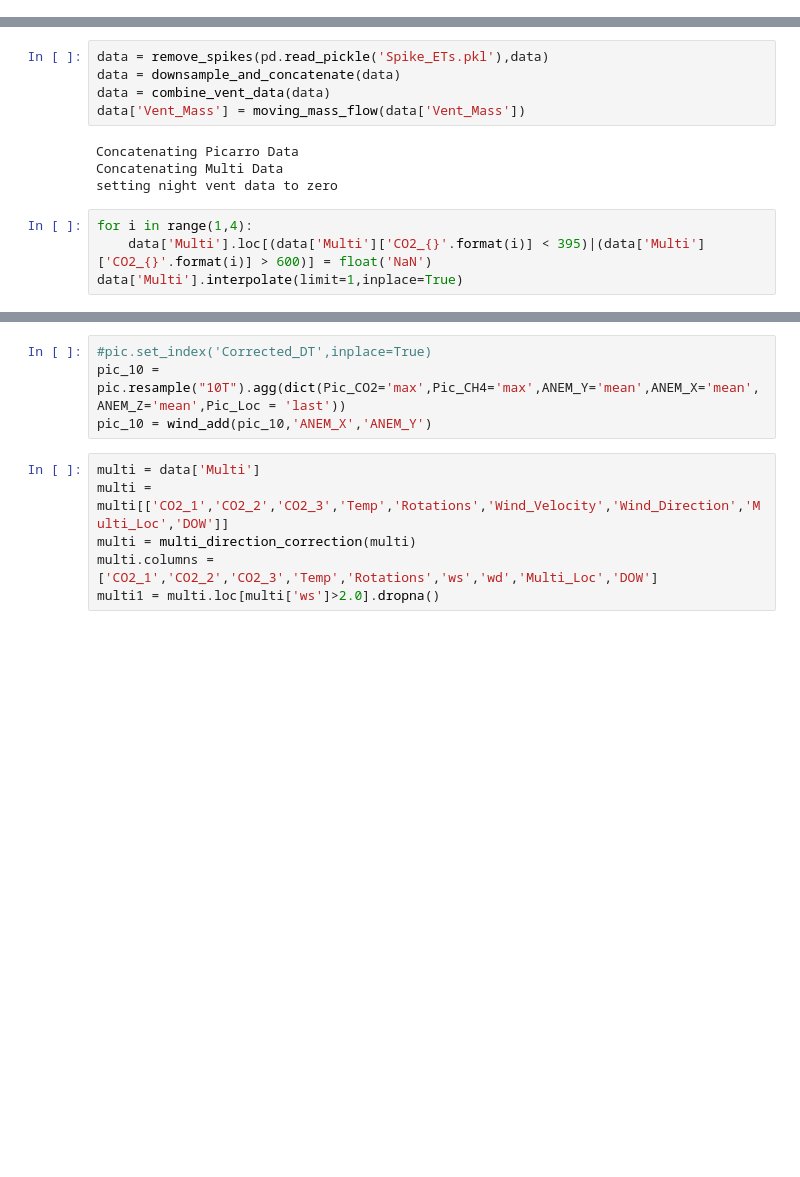
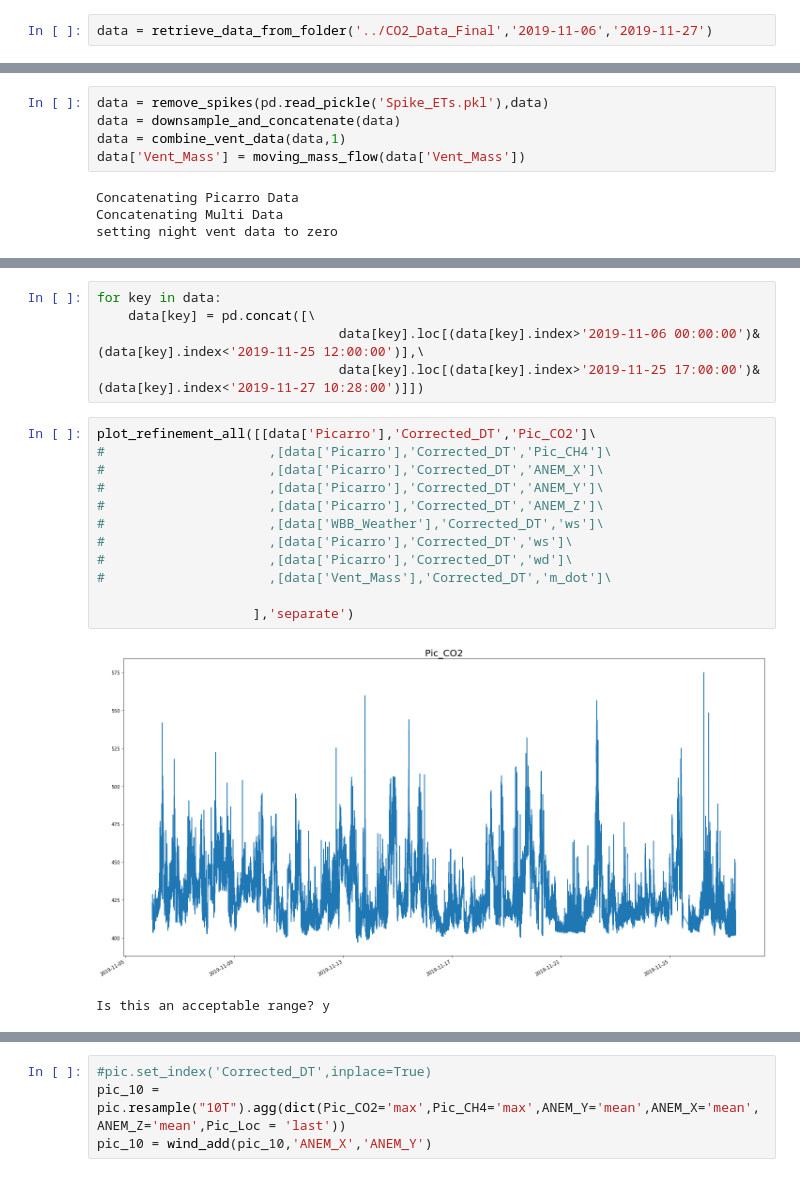
Before and after one commit to agmeyer4/CO2_Eddy, a Jupyter notebook: Data_Viewer.ipynb, the cells around one changed output, grey strips where cells are left out. Cells and saved outputs as stored; diff of their text form; blank space fills up the shorter version.

```diff
--- a/Data_Viewer.ipynb
+++ b/Data_Viewer.ipynb
@@ -32,0 +21,2 @@ Retrieving data for 2019-08-21
+# %%
+data = retrieve_data_from_folder('../CO2_Data_Final','2019-11-06','2019-11-27')
@@ -33,13 +41,9 @@ Retrieving data for 2019-08-21
 # %%
 data = remove_spikes(pd.read_pickle('Spike_ETs.pkl'),data)
 data = downsample_and_concatenate(data)
-data = combine_vent_data(data)
+data = combine_vent_data(data,1)
 data['Vent_Mass'] = moving_mass_flow(data['Vent_Mass'])
 # %% [output]
 Concatenating Picarro Data
 Concatenating Multi Data
 setting night vent data to zero
-# %%
-for i in range(1,4):
-    data['Multi'].loc[(data['Multi']['CO2_{}'.format(i)] < 395)|(data['Multi']['CO2_{}'.format(i)] > 600)] = float('NaN')
-data['Multi'].interpolate(limit=1,inplace=True)
@@ -101,0 +50,20 @@ Is this an acceptable range?  y
+# %%
+for key in data:
+    data[key] = pd.concat([\
+                               data[key].loc[(data[key].index>'2019-11-06 00:00:00')&(data[key].index<'2019-11-25 12:00:00')],\
+                               data[key].loc[(data[key].index>'2019-11-25 17:00:00')&(data[key].index<'2019-11-27 10:28:00')]])
+# %%
+plot_refinement_all([[data['Picarro'],'Corrected_DT','Pic_CO2']\
+#                     ,[data['Picarro'],'Corrected_DT','Pic_CH4']\
+#                     ,[data['Picarro'],'Corrected_DT','ANEM_X']\
+#                     ,[data['Picarro'],'Corrected_DT','ANEM_Y']\
+#                     ,[data['Picarro'],'Corrected_DT','ANEM_Z']\
+#                     ,[data['WBB_Weather'],'Corrected_DT','ws']\
+#                     ,[data['Picarro'],'Corrected_DT','ws']\
+#                     ,[data['Picarro'],'Corrected_DT','wd']\
+#                     ,[data['Vent_Mass'],'Corrected_DT','m_dot']\
+
+                    ],'separate')
+# %% [output]
+[figure, added]
+Is this an acceptable range? y
@@ -103,12 +88,6 @@ Is this an acceptable range?  y
 #pic.set_index('Corrected_DT',inplace=True)
 pic_10 = pic.resample("10T").agg(dict(Pic_CO2='max',Pic_CH4='max',ANEM_Y='mean',ANEM_X='mean',ANEM_Z='mean',Pic_Loc = 'last'))
 pic_10 = wind_add(pic_10,'ANEM_X','ANEM_Y')
-# %%
-multi = data['Multi']
-multi = multi[['CO2_1','CO2_2','CO2_3','Temp','Rotations','Wind_Velocity','Wind_Direction','Multi_Loc','DOW']]
-multi = multi_direction_correction(multi)
-multi.columns = ['CO2_1','CO2_2','CO2_3','Temp','Rotations','ws','wd','Multi_Loc','DOW']
-multi1 = multi.loc[multi['ws']>2.0].dropna()
 # %%
 #Import everything to view graphics
 import rpy2
```
Also changed, not shown: parts of 7 cells of this notebook, 4 other files.
